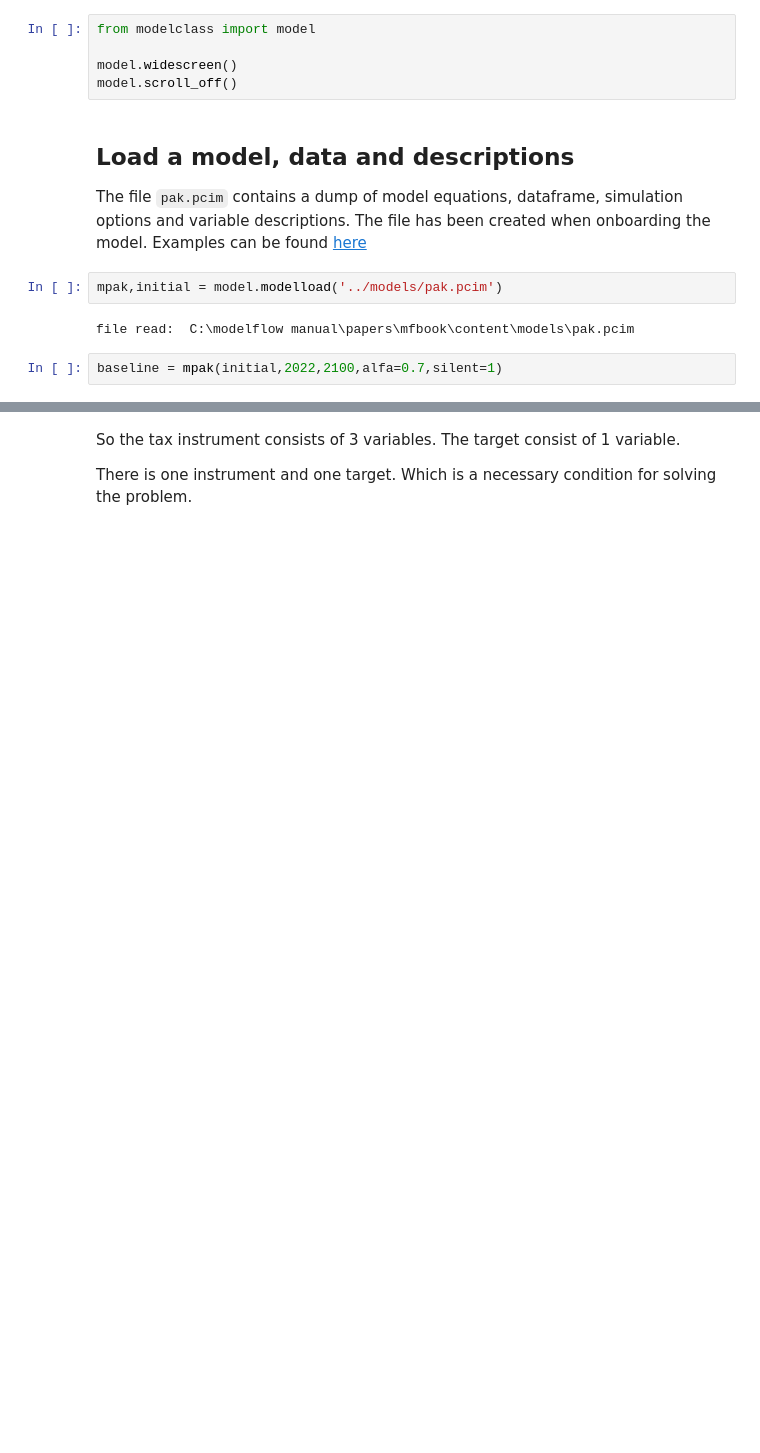
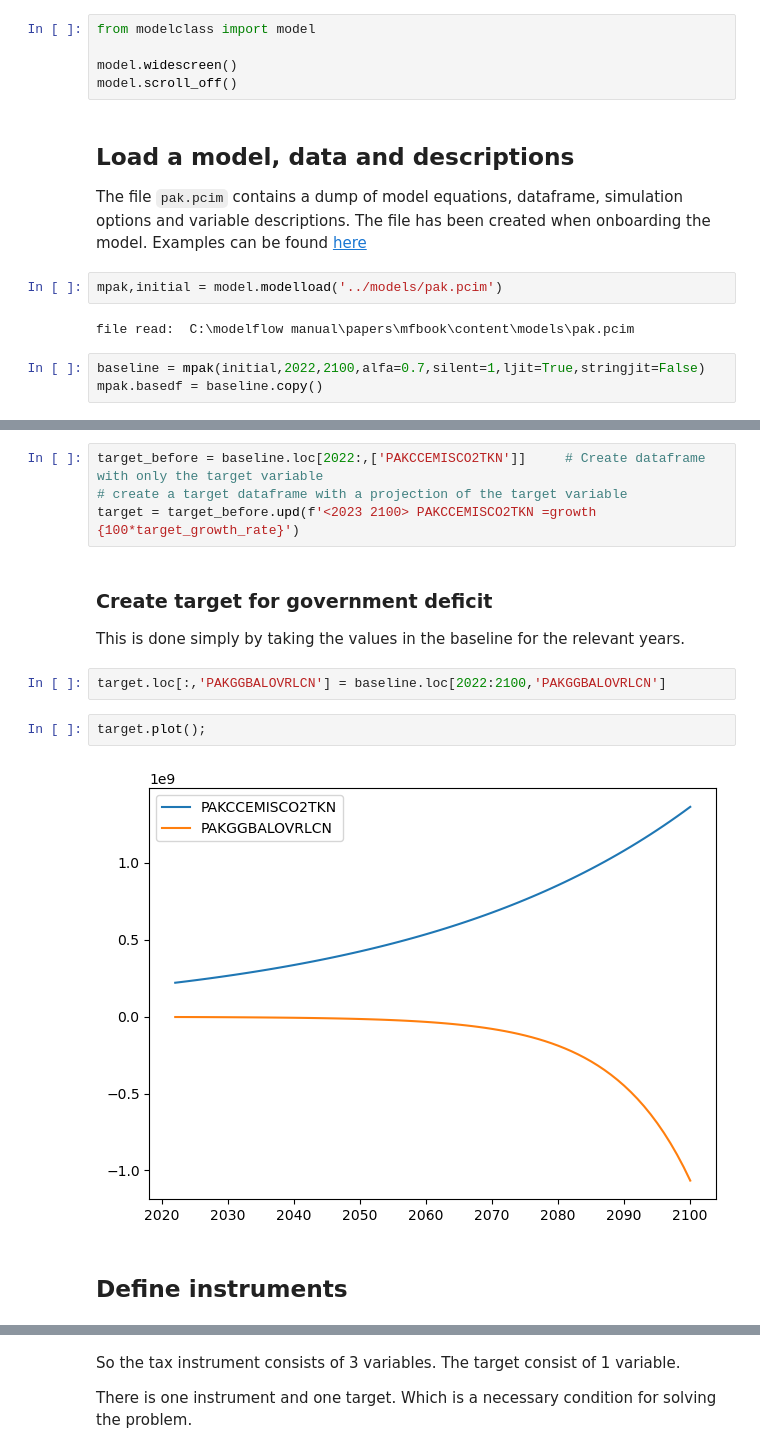
Before and after one commit to IbHansen/modelflow-manual, a Jupyter notebook: papers/mfbook/content/07_MoreFeatures/Targeting.ipynb, the cells around one changed output, grey strips where cells are left out. Saved outputs shown, nothing was run; the diff lists cells and outputs as text; blank space fills up the shorter version.

Commit message:
targeting works 2 targets and 2 instruments

```diff
--- a/papers/mfbook/content/07_MoreFeatures/Targeting.ipynb
+++ b/papers/mfbook/content/07_MoreFeatures/Targeting.ipynb
@@ -46,4 +43,5 @@ mpak,initial = model.modelload('../models/pak.pcim')
 # %% [output]
 file read:  C:\modelflow manual\papers\mfbook\content\models\pak.pcim
 # %%
-baseline = mpak(initial,2022,2100,alfa=0.7,silent=1)
+baseline = mpak(initial,2022,2100,alfa=0.7,silent=1,ljit=True,stringjit=False)
+mpak.basedf = baseline.copy()
@@ -58 +93,16 @@ There is a tax rate for 3 different emission fuel types:
+# %%
+target_before = baseline.loc[2022:,['PAKCCEMISCO2TKN']]     # Create dataframe with only the target variable
+# create a target dataframe with a projection of the target variable
+target = target_before.upd(f'<2023 2100> PAKCCEMISCO2TKN =growth {100*target_growth_rate}')
+# %% [markdown]
+### Create target for government deficit
+This is done simply by taking the values in the baseline for the relevant years.
+# %%
+target.loc[:,'PAKGGBALOVRLCN'] = baseline.loc[2022:2100,'PAKGGBALOVRLCN']
+# %%
+target.plot();
+# %% [output]
+[figure, added]
+# %% [markdown]
+## Define instruments
 # %%
```
Also changed, not shown: parts of 28 cells of this notebook, 5 other files.
